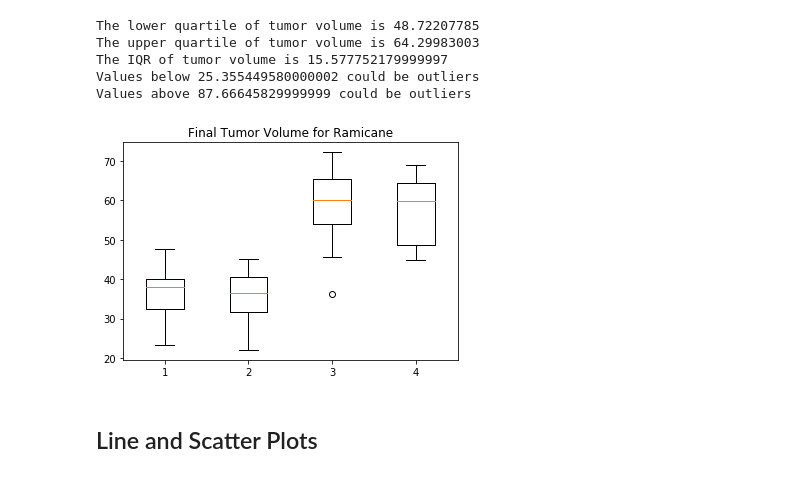
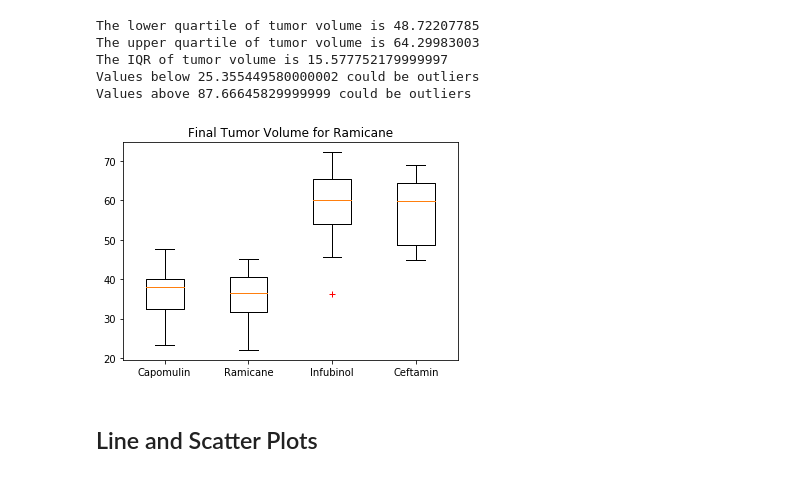
Before and after one commit to j1candel/matplotlib-challenge, a Jupyter notebook: Pymaceuticals/pymaceuticals_starter.ipynb, the cells around one changed output. Saved outputs shown, nothing was run; the diff lists cells and outputs as text; code cells hidden in the pictures.

```diff
--- a/Pymaceuticals/pymaceuticals_starter.ipynb
+++ b/Pymaceuticals/pymaceuticals_starter.ipynb
@@ -379,15 +377,15 @@ Values above 87.66645829999999 could be outliers
 # %%
 #Making a list of all the tummor volume data
 data = [capomulin_tumor_volume_list, ramicane_tumor_volume_list, infubinol_tumor_volume_list, ceftamin_tumor_volume_list]
 
 #Plotting the box and whisker plot
 fig, ax = plt.subplots()
 ax.set_title('Final Tumor Volume for Ramicane')
-ax.boxplot(data)
-plt.xticks([1, 2, 3, 4], ['Capo'])
+ax.boxplot(data, sym = 'r+')
+plt.xticks([1, 2, 3, 4], ['Capomulin','Ramicane','Infubinol','Ceftamin'])
 plt.show()
 # %% [output]
-[figure, old version]
+[figure, new version]
 # %% [markdown]
 ## Line and Scatter Plots
 # %%
```
Also changed, not shown: parts of 10 cells of this notebook.
